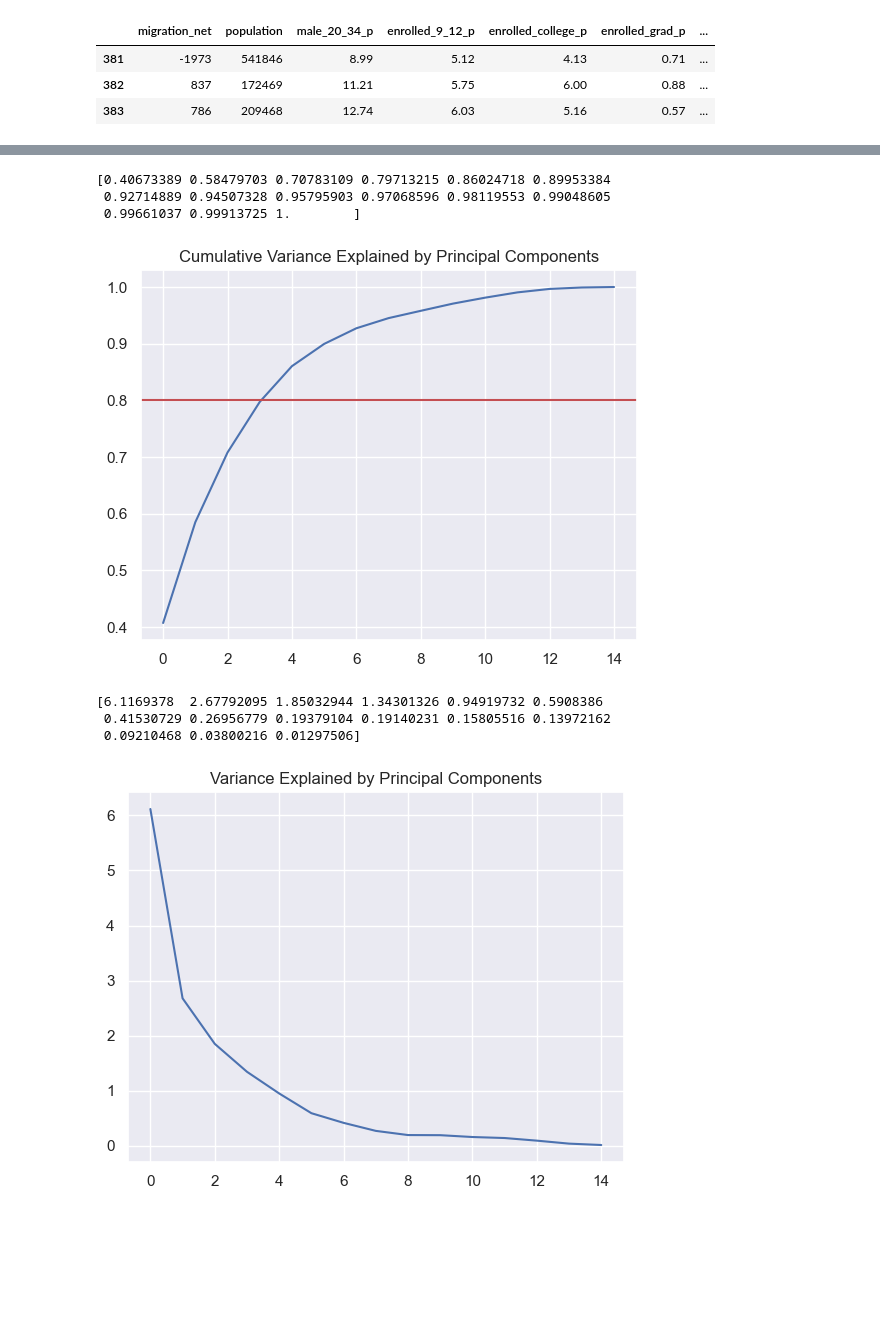
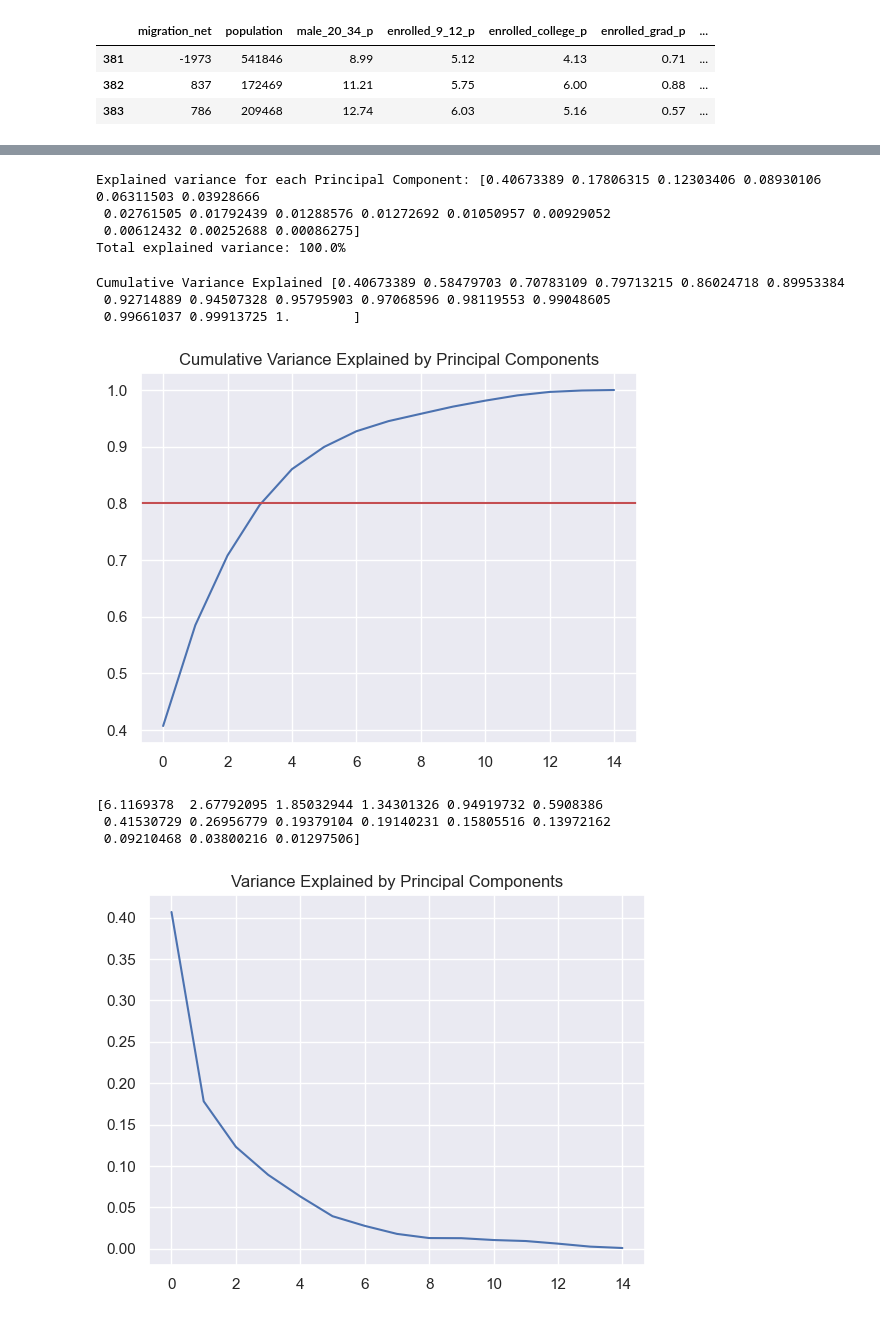
Before and after one commit to voxxtelum/microcenter-study, a Jupyter notebook: jupyter/MC.ipynb, the cells around one changed output, grey strips where cells are left out. Cells and saved outputs as stored; diff of their text form; code cells hidden in the pictures; blank space fills up the shorter version.

```diff
--- a/jupyter/MC.ipynb
+++ b/jupyter/MC.ipynb
@@ -14,5 +14,5 @@ from sklearn.preprocessing import StandardScaler
 # %%
-stores_df_2019 = pd.read_csv('../data/combined_2019_stores.csv')
+stores_df_2019 = pd.read_csv('../data/combined_2019_stores_flat.csv')
 stores_df_2020 = pd.read_csv('../data/combined_2020.csv')
 
 stores_df_2019.tail(3)
@@ -104,7 +112,14 @@ pca_df
+# %%
+evra = pca.explained_variance_ratio_
+print(f'Explained variance for each Principal Component:', evra)
+print(f'Total explained variance: {round(100 * np.sum(evra), 2)}%')
+# %% [output]
+Explained variance for each Principal Component: [0.40673389 0.17806315 0.12303406 0.08930106 0.06311503 0.03928666
+ 0.02761505 0.01792439 0.01288576 0.01272692 0.01050957 0.00929052
+ 0.00612432 0.00252688 0.00086275]
+Total explained variance: 100.0%
 # %%
-from sklearn.decomposition import PCA
-
-print(np.cumsum(pca.explained_variance_ratio_))
+print('Cumulative Variance Explained', np.cumsum(pca.explained_variance_ratio_))
 
 sns.set()
 
@@ -117,7 +132,7 @@ plt.title('Cumulative Variance Explained by Principal Components')
 
 plt.show()
 # %% [output]
-[0.40673389 0.58479703 0.70783109 0.79713215 0.86024718 0.89953384
+Cumulative Variance Explained [0.40673389 0.58479703 0.70783109 0.79713215 0.86024718 0.89953384
  0.92714889 0.94507328 0.95795903 0.97068596 0.98119553 0.99048605
  0.99661037 0.99913725 1.        ]
 [figure]
@@ -124,16 +143,14 @@ plt.show()
 # %%
 print(pca.explained_variance_)
 
 sns.set()
 
-plt.plot(pca.explained_variance_)
-
-
+plt.plot(pca.explained_variance_ratio_)
 plt.title('Variance Explained by Principal Components')
 
 plt.show()
 # %% [output]
 [6.1169378  2.67792095 1.85032944 1.34301326 0.94919732 0.5908386
  0.41530729 0.26956779 0.19379104 0.19140231 0.15805516 0.13972162
  0.09210468 0.03800216 0.01297506]
-[figure, old version]
+[figure, new version]
```
Also changed, not shown: parts of 33 cells of this notebook, 3 other files.
